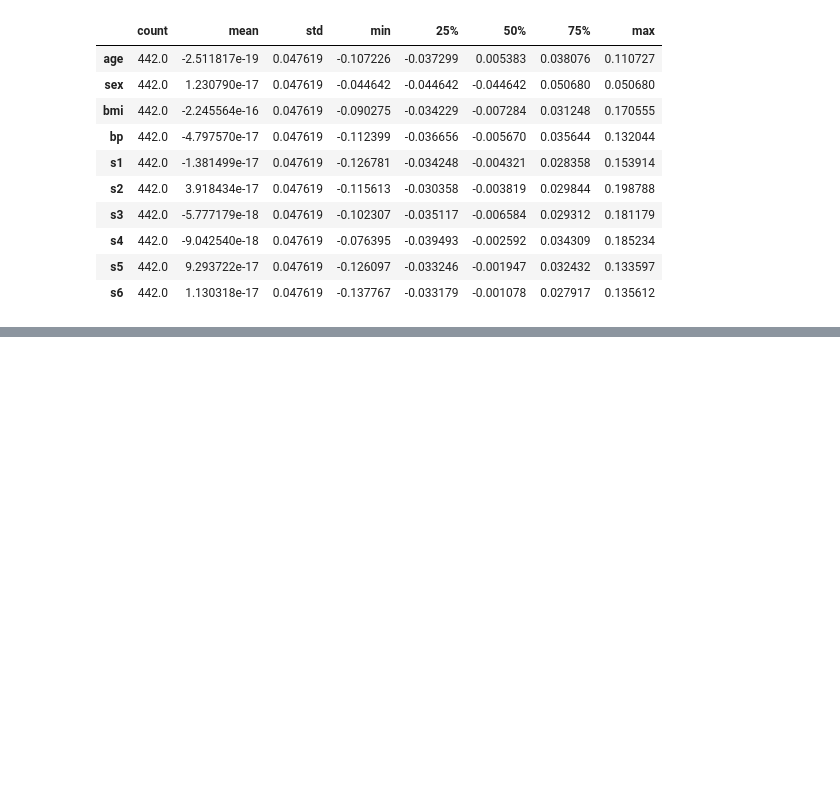
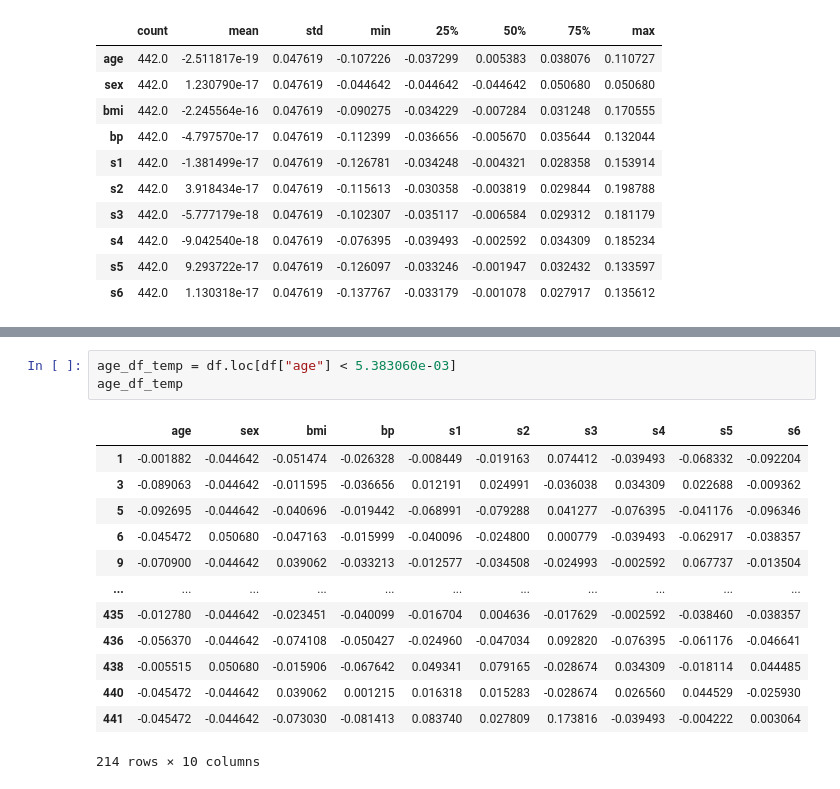
Before and after one commit to arjunpvm/mlp, a Jupyter notebook: week1/introduction_to_pandas.ipynb, the cells around one changed output, grey strips where cells are left out. Cells and saved outputs as stored; diff of their text form; blank space fills up the shorter version.

```diff
--- a/week1/introduction_to_pandas.ipynb
+++ b/week1/introduction_to_pandas.ipynb
@@ -240,0 +472,17 @@ df.describe(percentiles=[0.2, 0.4, 0.6])
+# %%
+age_df_temp = df.loc[df["age"] < 5.383060e-03]
+age_df_temp
+# %% [output]
+|  | age | sex | bmi | bp | s1 | s2 | s3 | s4 | s5 | s6 |
+| 1 | -0.001882 | -0.044642 | -0.051474 | -0.026328 | -0.008449 | -0.019163 | 0.074412 | -0.039493 | -0.068332 | -0.092204 |
+| 3 | -0.089063 | -0.044642 | -0.011595 | -0.036656 | 0.012191 | 0.024991 | -0.036038 | 0.034309 | 0.022688 | -0.009362 |
+| 5 | -0.092695 | -0.044642 | -0.040696 | -0.019442 | -0.068991 | -0.079288 | 0.041277 | -0.076395 | -0.041176 | -0.096346 |
+| 6 | -0.045472 | 0.050680 | -0.047163 | -0.015999 | -0.040096 | -0.024800 | 0.000779 | -0.039493 | -0.062917 | -0.038357 |
+| 9 | -0.070900 | -0.044642 | 0.039062 | -0.033213 | -0.012577 | -0.034508 | -0.024993 | -0.002592 | 0.067737 | -0.013504 |
+| ... | ... | ... | ... | ... | ... | ... | ... | ... | ... | ... |
+| 435 | -0.012780 | -0.044642 | -0.023451 | -0.040099 | -0.016704 | 0.004636 | -0.017629 | -0.002592 | -0.038460 | -0.038357 |
+| 436 | -0.056370 | -0.044642 | -0.074108 | -0.050427 | -0.024960 | -0.047034 | 0.092820 | -0.076395 | -0.061176 | -0.046641 |
+| 438 | -0.005515 | 0.050680 | -0.015906 | -0.067642 | 0.049341 | 0.079165 | -0.028674 | 0.034309 | -0.018114 | 0.044485 |
+| 440 | -0.045472 | -0.044642 | 0.039062 | 0.001215 | 0.016318 | 0.015283 | -0.028674 | 0.026560 | 0.044529 | -0.025930 |
+| 441 | -0.045472 | -0.044642 | -0.073030 | -0.081413 | 0.083740 | 0.027809 | 0.173816 | -0.039493 | -0.004222 | 0.003064 |
+214 rows × 10 columns
```
Also changed, not shown: parts of 31 cells of this notebook.
